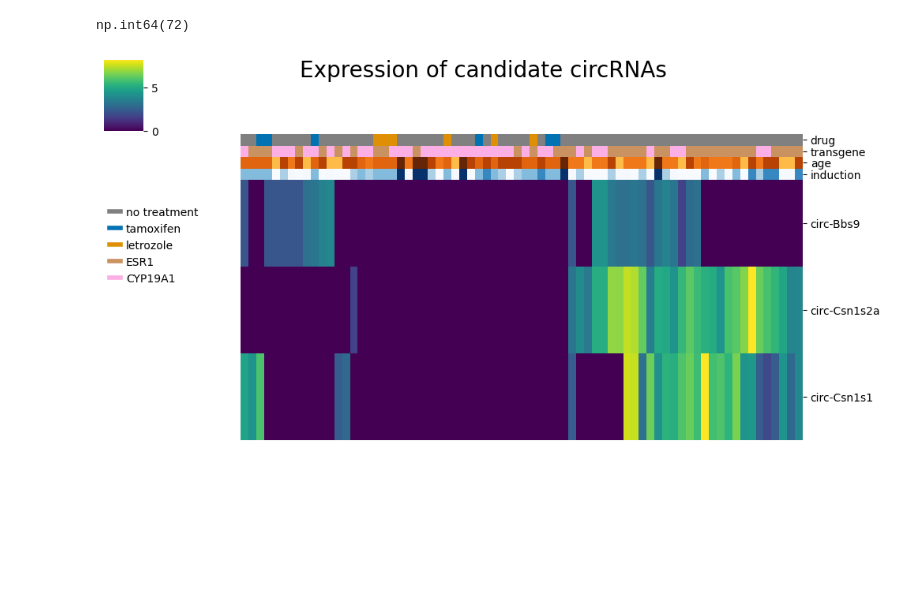
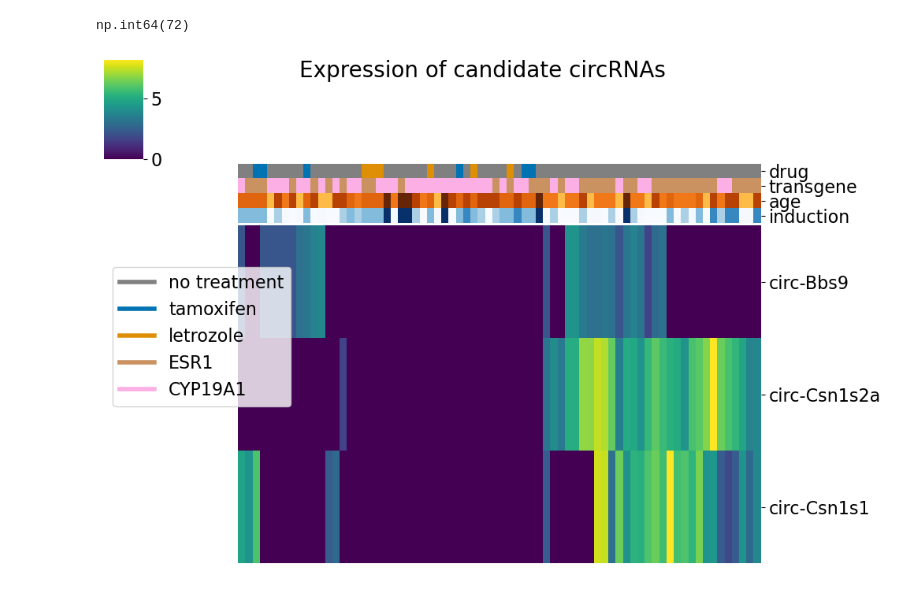
Before and after one commit to nictru/bsc-thesis, a Jupyter notebook: data/coexpression.ipynb, the cells around one changed output. Saved outputs shown, nothing was run; the diff lists cells and outputs as text; code cells hidden in the pictures; blank space fills up the shorter version.

Commit message:
Increase heatmap plot font size

```diff
--- a/data/coexpression.ipynb
+++ b/data/coexpression.ipynb
@@ -3,6 +3,9 @@ import pandas as pd
 import seaborn as sns
 import numpy as np
 import matplotlib.pyplot as plt
+
+# Increase global font size for plots
+plt.rcParams.update({'font.size': 16})
 # %%
 candidates = {
     'chr5:87925915-87926842:+': 'circ-Csn1s2a',
@@ -47,32 +50,32 @@ np.int64(72)
 df_coloring = pd.DataFrame(index=df_pheno.index)
 
 palette = sns.color_palette('colorblind')
 
 drug_colors = {'no treatment': 'gray', 'tamoxifen': palette[0], 'letrozole': palette[1]}
 transgene_colors = {'ESR1': palette[5], 'CYP19A1': palette[6]}
 
 df_coloring['drug'] = df_pheno['drug'].map(drug_colors)
 df_coloring['transgene'] = df_pheno['transgene'].map(transgene_colors)
 
 df_coloring['age'] = df_pheno['age'].map(lambda x: sns.color_palette('YlOrBr', as_cmap=True)(x / 30))
 df_coloring['induction'] = df_pheno['induction'].map(lambda x: sns.color_palette("Blues", as_cmap=True)(x / 72))
 
 g = sns.clustermap(np.log1p(df), col_colors=df_coloring, cmap='viridis', xticklabels=False)
 g.ax_row_dendrogram.set_visible(False)
 g.ax_col_dendrogram.set_visible(False)
 g.ax_heatmap.set_yticklabels(g.ax_heatmap.get_yticklabels(), rotation=0)
 
 # Add legend to bottom left
 legend = [
     plt.Line2D([0], [0], color=drug_colors['no treatment'], lw=4, label='no treatment'),
     plt.Line2D([0], [0], color=drug_colors['tamoxifen'], lw=4, label='tamoxifen'),
     plt.Line2D([0], [0], color=drug_colors['letrozole'], lw=4, label='letrozole'),
     plt.Line2D([0], [0], color=transgene_colors['ESR1'], lw=4, label='ESR1'),
     plt.Line2D([0], [0], color=transgene_colors['CYP19A1'], lw=4, label='CYP19A1'),
 ]
 plt.legend(handles=legend, loc='upper left', bbox_to_anchor=(0, -1))
-plt.gcf().set_size_inches(10, 5)
+plt.gcf().set_size_inches(10, 7)
 g.figure.suptitle('Expression of candidate circRNAs', fontsize=20)
 plt.savefig('../chapters/4_results_and_discussion/figures/heatmap.png', bbox_inches='tight')
 # %% [output]
-[figure, old version]
+[figure, new version]
```
Also changed, not shown: 1 other file.
